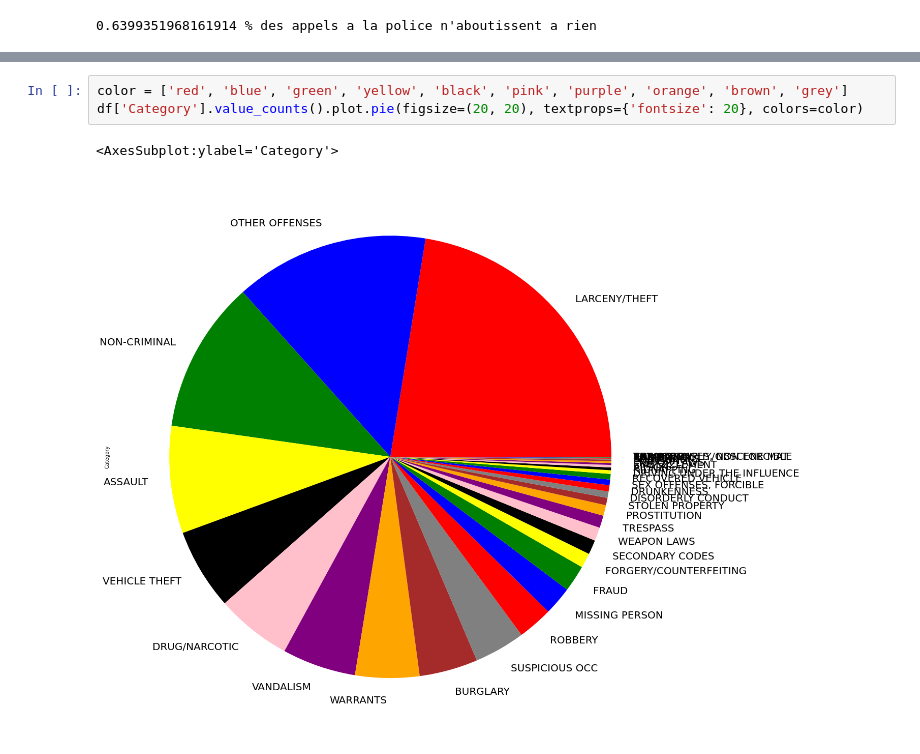
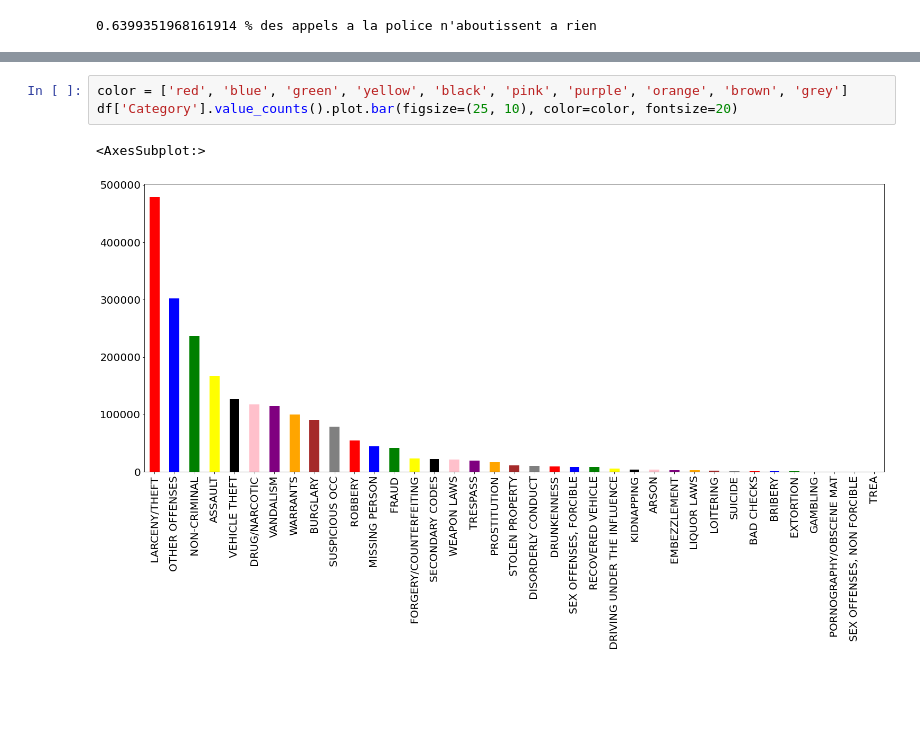
Before and after one commit to ArthurRochette/esp-ai, a Jupyter notebook: main.ipynb, the cells around one changed output, grey strips where cells are left out. Cells and saved outputs as stored; diff of their text form; blank space fills up the shorter version.

```diff
--- a/main.ipynb
+++ b/main.ipynb
@@ -52,6 +55,6 @@ df['Resolution'].value_counts().plot.pie(figsize=(20, 20), textprops={'fontsize'
 # %%
 color = ['red', 'blue', 'green', 'yellow', 'black', 'pink', 'purple', 'orange', 'brown', 'grey']
-df['Category'].value_counts().plot.pie(figsize=(20, 20), textprops={'fontsize': 20}, colors=color)
+df['Category'].value_counts().plot.bar(figsize=(25, 10), color=color, fontsize=20)
 # %% [output]
-<AxesSubplot:ylabel='Category'>
+<AxesSubplot:>
-[figure, old version]
+[figure, new version]
```
Also changed, not shown: parts of 12 cells of this notebook, 4 other files.
